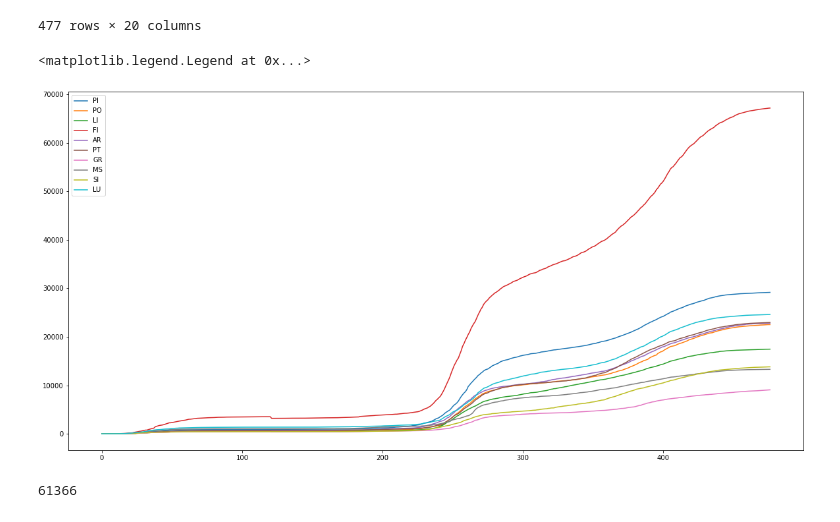
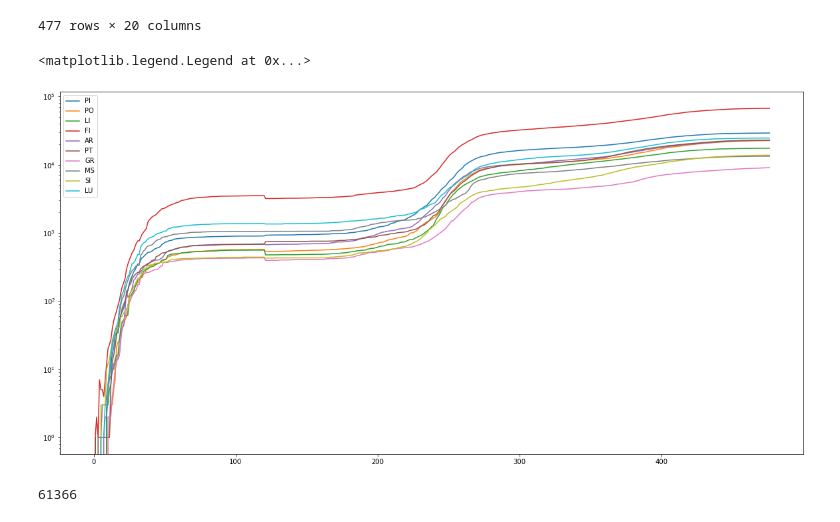
Before and after one commit to carloalbe/TripAdvisor-Tuscany-Restaurant-Social-Network-Analysis, a Jupyter notebook: open_question/code/Cleaning.ipynb, the cells around one changed output. Cells and saved outputs as stored; diff of their text form; code cells hidden in the pictures.

```diff
--- a/open_question/code/Cleaning.ipynb
+++ b/open_question/code/Cleaning.ipynb
@@ -129,8 +122,5 @@ for l in [len(c) for c in components]: print(l,end= ' ')
 # %% [markdown]
 ## ARSCOVID
-# %%
-covidfs = dict(tag : pd.DataFrame(index=range(477), columns= ) for tag in provinceTags)
-for row in
 # %%
 from itertools import product
 # %%
@@ -190,12 +180,12 @@ arscovid.reset_index(inplace=True)
 # %%
 plt.figure(figsize=(20,10))
 for p in provinceTags:
     plt.plot(arscovid[p+'-'+'positivi'],label=p)
-
+    plt.yscale('log')
 plt.legend()
 # %% [output]
 <matplotlib.legend.Legend at 0x...>
-[figure, old version]
+[figure, new version]
 # %%
 dates = [G.edges[e]['end'] for e in G.edges]
 # %%
```
Also changed, not shown: parts of 8 cells of this notebook, 3 other files.
